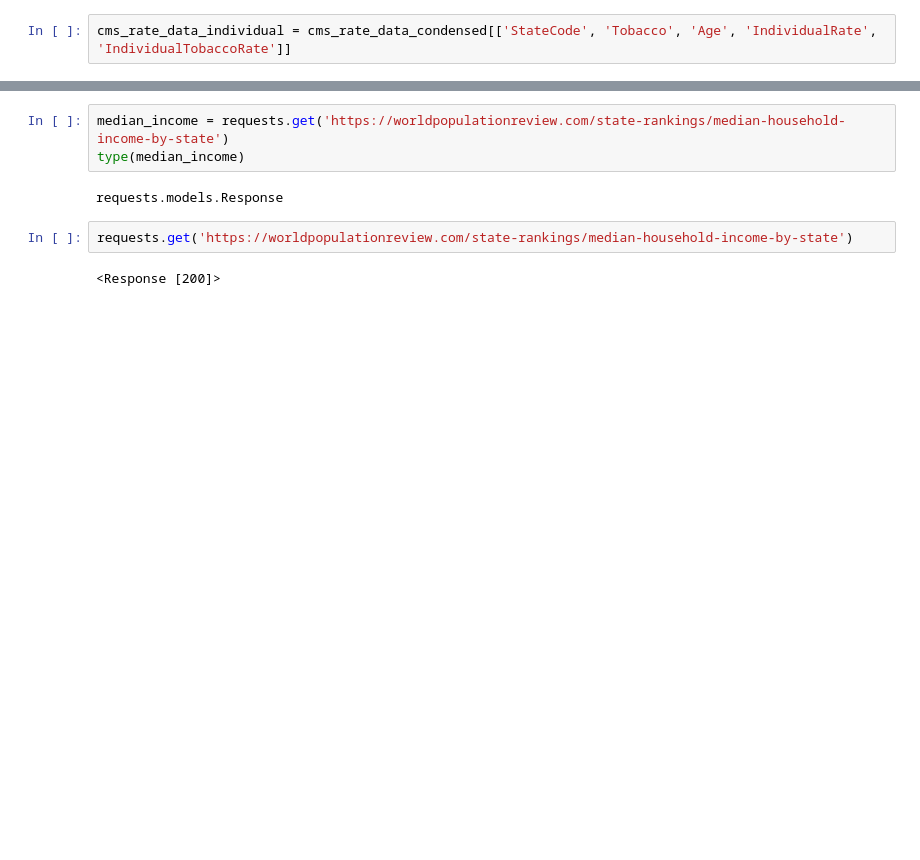
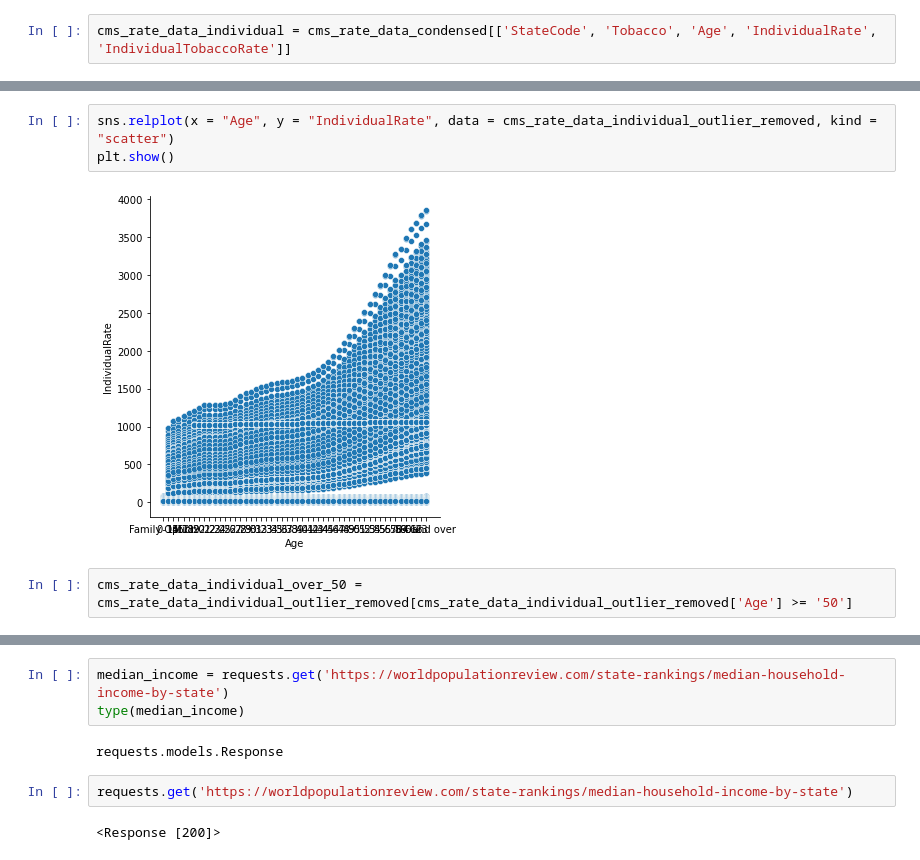
Before and after one commit to burkecate/UCDPA_Burke, a Jupyter notebook: Jupter Project.ipynb, the cells around one changed output, grey strips where cells are left out. Cells and saved outputs as stored; diff of their text form; blank space fills up the shorter version.

```diff
--- a/Jupter Project.ipynb
+++ b/Jupter Project.ipynb
@@ -266,0 +313,7 @@ print(cms_rate_data_individual.head())
+# %%
+sns.relplot(x = "Age", y = "IndividualRate", data = cms_rate_data_individual_outlier_removed, kind = "scatter")
+plt.show()
+# %% [output]
+[figure, added]
+# %%
+cms_rate_data_individual_over_50 = cms_rate_data_individual_outlier_removed[cms_rate_data_individual_outlier_removed['Age'] >= '50']
```
Also changed, not shown: parts of 44 cells of this notebook.
